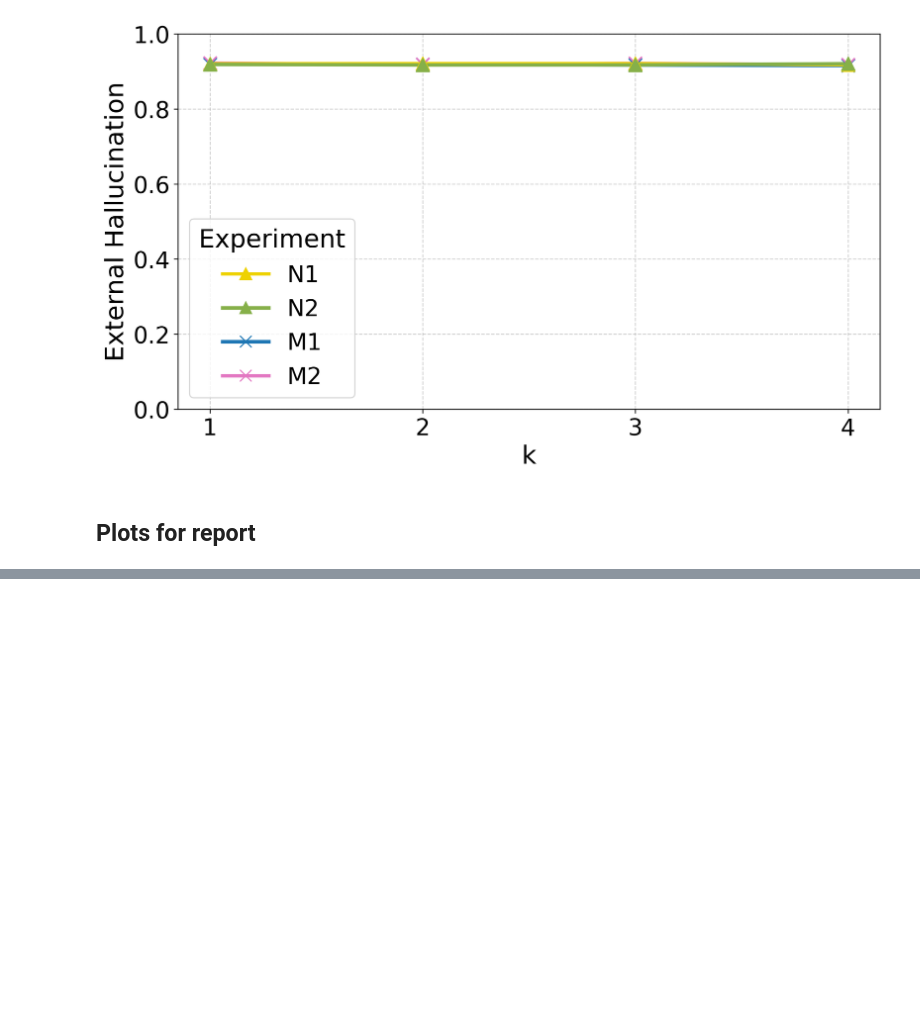
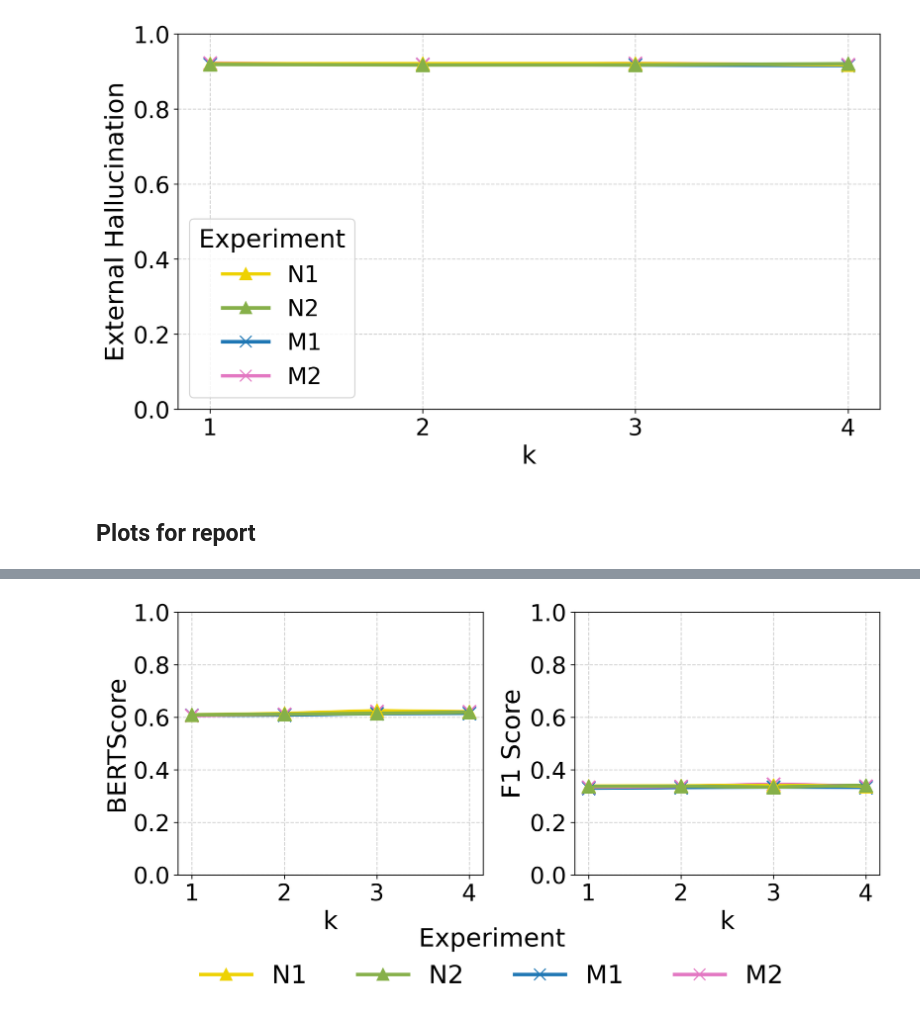
Before and after one commit to lenalibon/Bridging-the-Chains, a Jupyter notebook: analysis/comparison_k.ipynb, the cells around one changed output, grey strips where cells are left out. Cells and saved outputs as stored; diff of their text form; code cells hidden in the pictures; blank space fills up the shorter version.

```diff
--- a/analysis/comparison_k.ipynb
+++ b/analysis/comparison_k.ipynb
@@ -207,0 +205,8 @@ create_1x4_plot_row(metric_configs)
+# %%
+metric_configs = [
+        ("_bert_score_results.jsonl", None, "similarity", "BERTScore"),
+        ("_f1_results.jsonl", None, "f1", "F1 Score")
+    ]
+create_1x4_plot_row(metric_configs)
+# %% [output]
+[figure, added]
```
Also changed, not shown: parts of 3 cells of this notebook.
